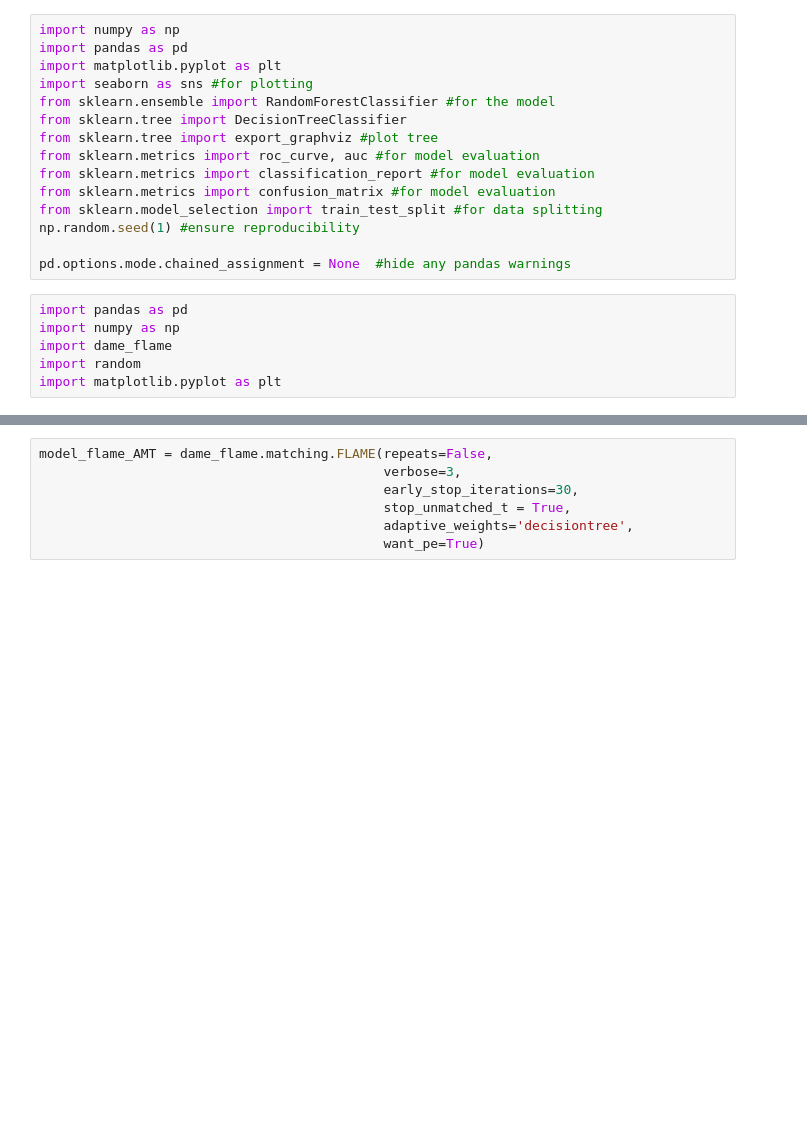
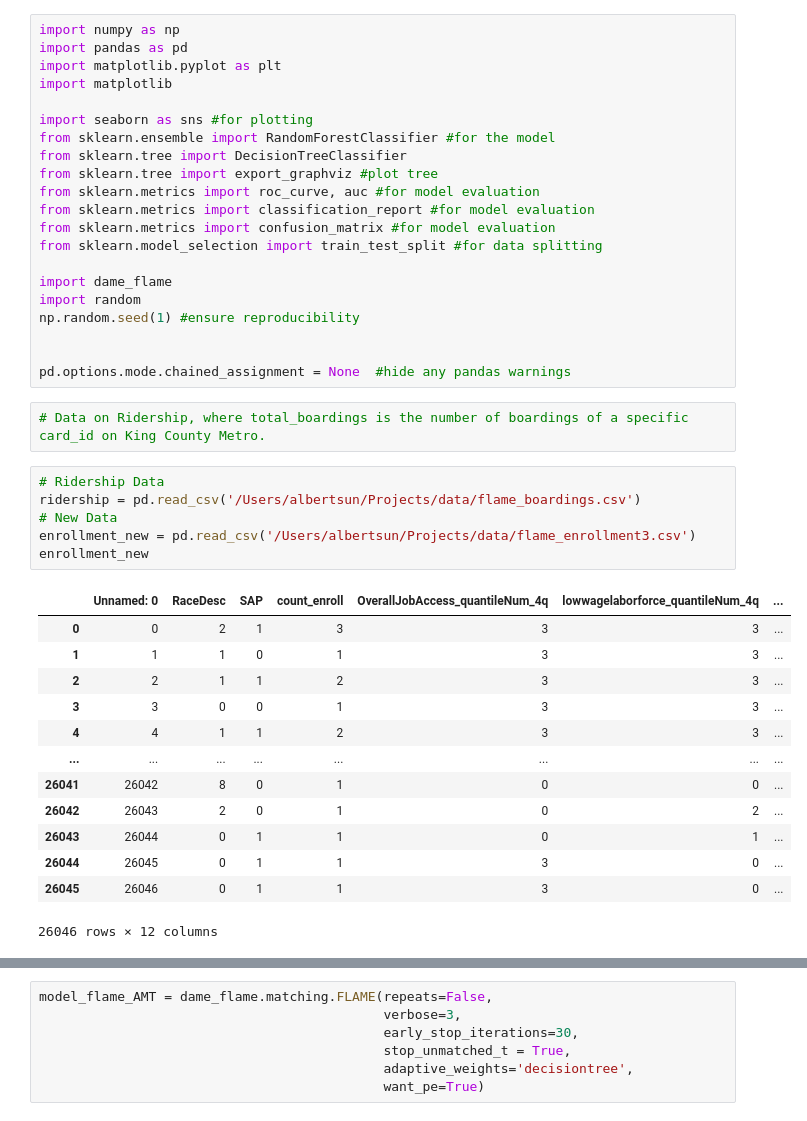
Before and after one commit to albertyusun/cisil-causal-inference, a Jupyter notebook: FLAMESAP-ridership.ipynb, the cells around one changed output, grey strips where cells are left out. Saved outputs shown, nothing was run; the diff lists cells and outputs as text; blank space fills up the shorter version.

```diff
--- a/FLAMESAP-ridership.ipynb
+++ b/FLAMESAP-ridership.ipynb
@@ -2,6 +2,8 @@
 import numpy as np
 import pandas as pd
 import matplotlib.pyplot as plt
+import matplotlib
+
 import seaborn as sns #for plotting
 from sklearn.ensemble import RandomForestClassifier #for the model
 from sklearn.tree import DecisionTreeClassifier
@@ -10,12 +12,32 @@ from sklearn.metrics import roc_curve, auc #for model evaluation
 from sklearn.metrics import classification_report #for model evaluation
 from sklearn.metrics import confusion_matrix #for model evaluation
 from sklearn.model_selection import train_test_split #for data splitting
+
+import dame_flame
+import random
 np.random.seed(1) #ensure reproducibility
 
+
 pd.options.mode.chained_assignment = None  #hide any pandas warnings
-# %%
-import pandas as pd
-import numpy as np
-import dame_flame
-import random
-import matplotlib.pyplot as plt
+# %%
+# Data on Ridership, where total_boardings is the number of boardings of a specific card_id on King County Metro.
+# %%
+# Ridership Data
+ridership = pd.read_csv('/Users/albertsun/Projects/data/flame_boardings.csv')
+# New Data
+enrollment_new = pd.read_csv('/Users/albertsun/Projects/data/flame_enrollment3.csv')
+enrollment_new
+# %% [output]
+|  | Unnamed: 0 | RaceDesc | SAP | count_enroll | OverallJobAccess_quantileNum_4q | lowwagelaborforce_quantileNum_4q | ... |
+| 0 | 0 | 2 | 1 | 3 | 3 | 3 | ... |
+| 1 | 1 | 1 | 0 | 1 | 3 | 3 | ... |
+| 2 | 2 | 1 | 1 | 2 | 3 | 3 | ... |
+| 3 | 3 | 0 | 0 | 1 | 3 | 3 | ... |
+| 4 | 4 | 1 | 1 | 2 | 3 | 3 | ... |
+| ... | ... | ... | ... | ... | ... | ... | ... |
+| 26041 | 26042 | 8 | 0 | 1 | 0 | 0 | ... |
+| 26042 | 26043 | 2 | 0 | 1 | 0 | 2 | ... |
+| 26043 | 26044 | 0 | 1 | 1 | 0 | 1 | ... |
+| 26044 | 26045 | 0 | 1 | 1 | 3 | 0 | ... |
+| 26045 | 26046 | 0 | 1 | 1 | 3 | 0 | ... |
+26046 rows × 12 columns
```
Also changed, not shown: parts of 48 cells of this notebook.
